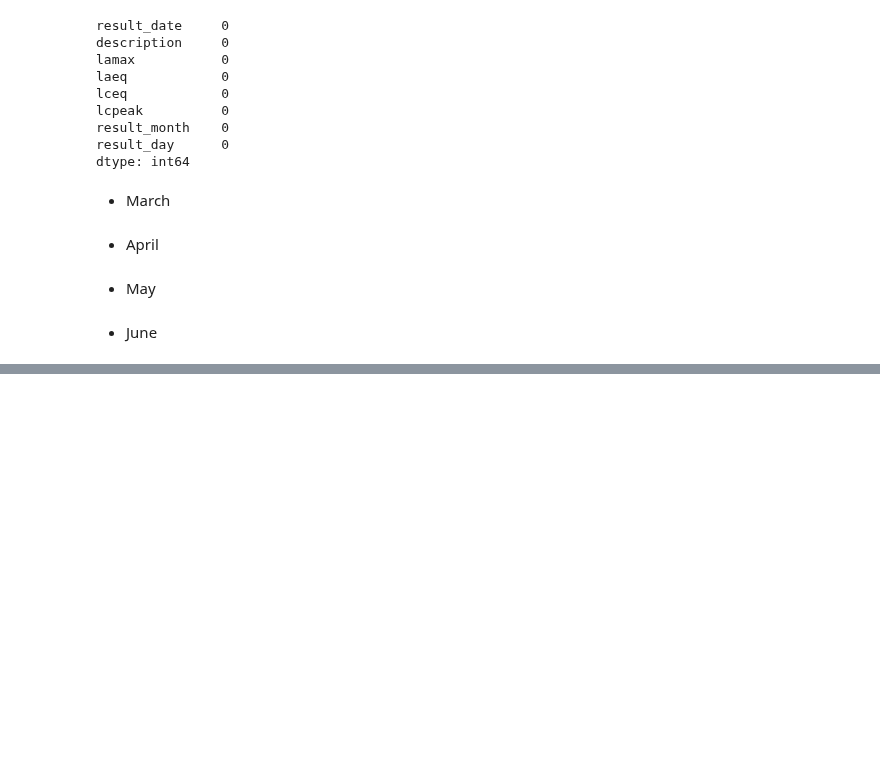
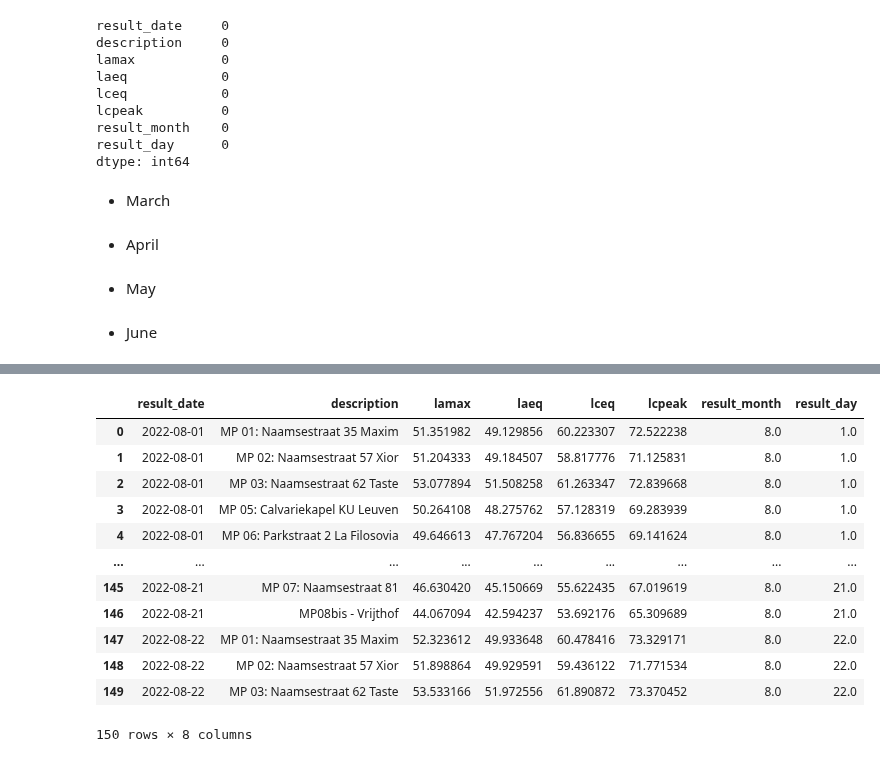
Before and after one commit to lennertvanh/MDA-Georgia, a Jupyter notebook: Preprocessing.ipynb, the cells around one changed output, grey strips where cells are left out. Drawn from its saved outputs; the diff is of its cells as text; code cells hidden in the pictures; blank space fills up the shorter version.

```diff
--- a/Preprocessing.ipynb
+++ b/Preprocessing.ipynb
@@ -480,0 +547,4 @@ print(avg_jun_combined.isnull().sum())
+# %%
+# combine noise data for August together
+noise_aug_combined = pd.concat([naamse35_aug, naamse57_aug, naamse62_aug, calvarie_aug, park_aug, naamse81_aug, kiosk_aug, vrijt_aug, his_aug], axis=0)
+noise_aug_combined.head()
@@ -480,0 +558,12 @@ print(avg_jun_combined.isnull().sum())
+# %%
+# extract the date, month, hour, minute of "result_timestamp"
+noise_aug_combined['result_timestamp'] = pd.to_datetime(noise_aug_combined['result_timestamp'], format='%d/%m/%Y %H:%M:%S.%f')
+
+
+noise_aug_combined['result_date'] = noise_aug_combined['result_timestamp'].dt.date
+noise_aug_combined['result_month'] = noise_aug_combined['result_timestamp'].dt.month
+noise_aug_combined['result_day'] = noise_aug_combined['result_timestamp'].dt.day
+noise_aug_combined['result_hour'] = noise_aug_combined['result_timestamp'].dt.hour
+noise_aug_combined['result_minute'] = noise_aug_combined['result_timestamp'].dt.minute
+
+noise_aug_combined.head()
@@ -480,0 +577,21 @@ print(avg_jun_combined.isnull().sum())
+# %%
+# aggregate the data by day
+avg_aug_combined = noise_aug_combined.groupby(['result_date','description']).mean()
+avg_aug_combined = avg_aug_combined.reset_index()
+columns_to_drop = ['result_hour', 'result_minute']
+avg_aug_combined.drop(columns_to_drop, axis=1, inplace=True)
+avg_aug_combined.head(150)
+# %% [output]
+|  | result_date | description | lamax | laeq | lceq | lcpeak | result_month | result_day |
+| 0 | 2022-08-01 | MP 01: Naamsestraat 35 Maxim | 51.351982 | 49.129856 | 60.223307 | 72.522238 | 8.0 | 1.0 |
+| 1 | 2022-08-01 | MP 02: Naamsestraat 57 Xior | 51.204333 | 49.184507 | 58.817776 | 71.125831 | 8.0 | 1.0 |
+| 2 | 2022-08-01 | MP 03: Naamsestraat 62 Taste | 53.077894 | 51.508258 | 61.263347 | 72.839668 | 8.0 | 1.0 |
+| 3 | 2022-08-01 | MP 05: Calvariekapel KU Leuven | 50.264108 | 48.275762 | 57.128319 | 69.283939 | 8.0 | 1.0 |
+| 4 | 2022-08-01 | MP 06: Parkstraat 2 La Filosovia | 49.646613 | 47.767204 | 56.836655 | 69.141624 | 8.0 | 1.0 |
+| ... | ... | ... | ... | ... | ... | ... | ... | ... |
+| 145 | 2022-08-21 | MP 07: Naamsestraat 81 | 46.630420 | 45.150669 | 55.622435 | 67.019619 | 8.0 | 21.0 |
+| 146 | 2022-08-21 | MP08bis - Vrijthof | 44.067094 | 42.594237 | 53.692176 | 65.309689 | 8.0 | 21.0 |
+| 147 | 2022-08-22 | MP 01: Naamsestraat 35 Maxim | 52.323612 | 49.933648 | 60.478416 | 73.329171 | 8.0 | 22.0 |
+| 148 | 2022-08-22 | MP 02: Naamsestraat 57 Xior | 51.898864 | 49.929591 | 59.436122 | 71.771534 | 8.0 | 22.0 |
+| 149 | 2022-08-22 | MP 03: Naamsestraat 62 Taste | 53.533166 | 51.972556 | 61.890872 | 73.370452 | 8.0 | 22.0 |
+150 rows × 8 columns
```
Also changed, not shown: parts of 25 cells of this notebook.
